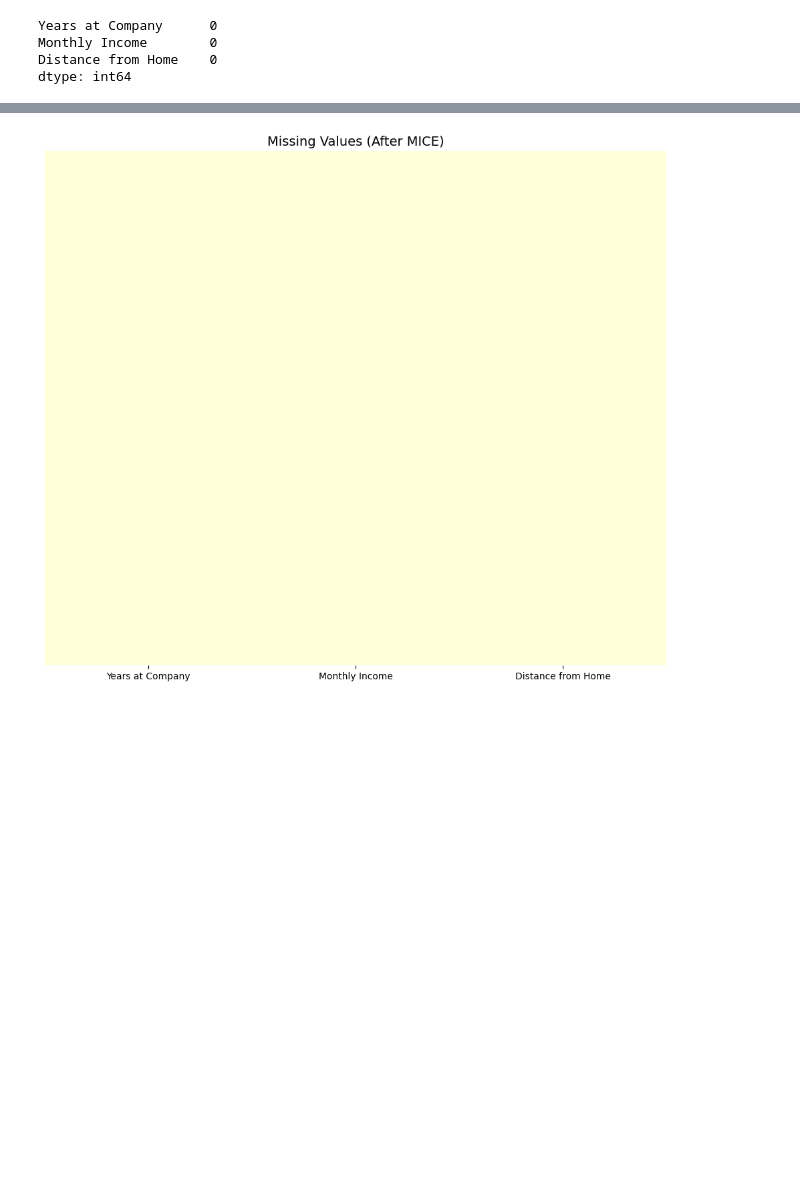
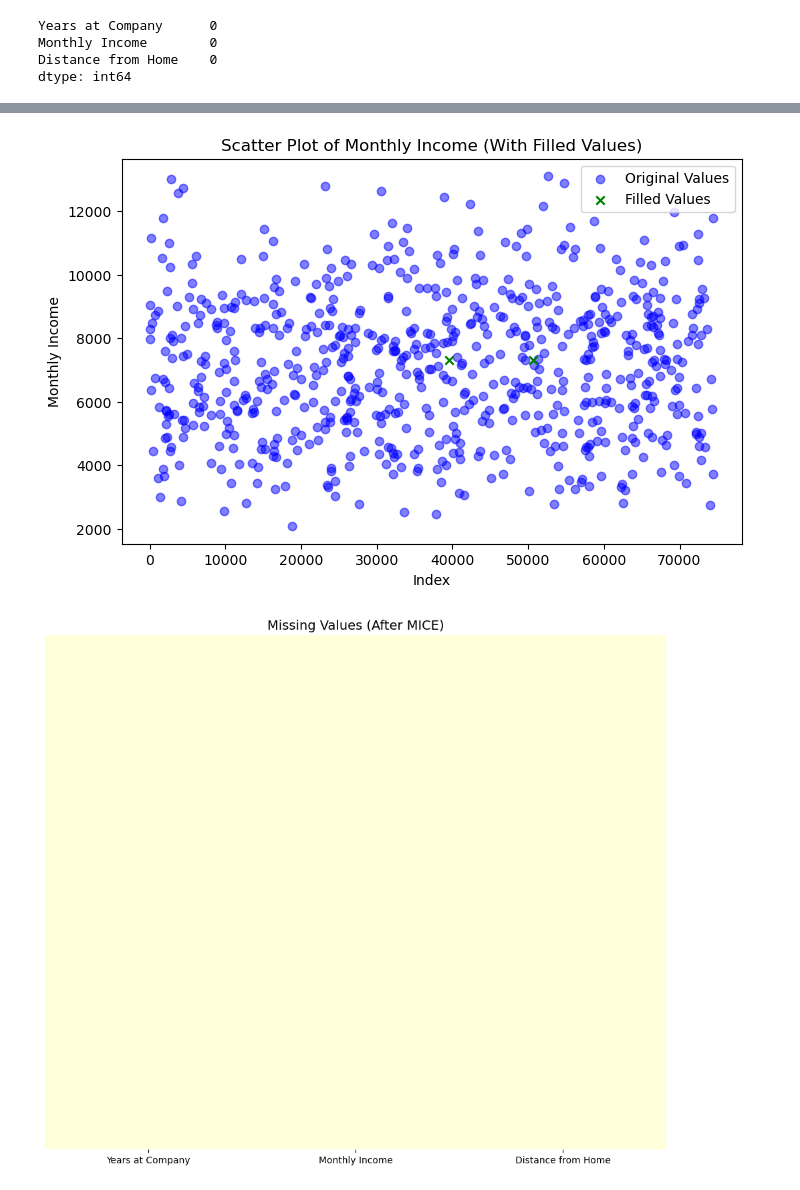
Before and after one commit to KfirTayar/Employee_Attrition_Analysis, a Jupyter notebook: notebooks/Employee_Attrition_Data_Cleansing.ipynb, the cells around one changed output, grey strips where cells are left out. Saved outputs shown, nothing was run; the diff lists cells and outputs as text; code cells hidden in the pictures; blank space fills up the shorter version.

```diff
--- a/notebooks/Employee_Attrition_Data_Cleansing.ipynb
+++ b/notebooks/Employee_Attrition_Data_Cleansing.ipynb
@@ -131,24 +157,4 @@ dtype: int64
 plot_missing_heatmap(con_df_clean, "Missing Values (Before MICE)")
 # %% [output]
 [figure]
-# %%
-from sklearn.experimental import enable_iterative_imputer  # Enable experimental feature
-from sklearn.impute import IterativeImputer
-
-def fill_missing_mice(df, max_iter=10, random_state=42):
-    """
-    Fills NaN values using the MICE (Iterative Imputer) method.
-
-    Parameters:
-    - df: DataFrame with missing values.
-    - max_iter: Number of imputation iterations.
-    - random_state: Ensures reproducibility.
-
-    Returns:
-    - DataFrame with NaN values imputed.
-    """
-    imputer = IterativeImputer(max_iter=max_iter, random_state=random_state)
-    df_imputed = pd.DataFrame(imputer.fit_transform(df), columns=df.columns)
-
-    return df_imputed
 # %%
@@ -163,3 +187,26 @@ dtype: int64
+# %%
+sampled_con_df_filled = con_df_filled.loc[sampled_indices]
+
+plt.figure(figsize=(8, 5))
+
+# Identify previously NaN values in the original dataframe
+nan_mask = sampled_con_df_clean['Monthly Income'].isna()
+
+# Plot original non-NaN values in blue
+plt.scatter(sampled_con_df_filled.index[~nan_mask], sampled_con_df_filled['Monthly Income'][~nan_mask],
+            alpha=0.5, label="Original Values", color='blue')
+
+# Plot previously NaN values (now filled) in green
+plt.scatter(sampled_con_df_filled.index[nan_mask], sampled_con_df_filled['Monthly Income'][nan_mask],
+            color='green', label="Filled Values", marker='x')
+
+plt.xlabel("Index")
+plt.ylabel("Monthly Income")
+plt.title("Scatter Plot of Monthly Income (With Filled Values)")
+plt.legend()
+plt.show()
+# %% [output]
+[figure, added]
 # %%
 # Visualize missing values after imputation
 plot_missing_heatmap(con_df_filled, "Missing Values (After MICE)")
```
Also changed, not shown: parts of 11 cells of this notebook, 19 other files.
